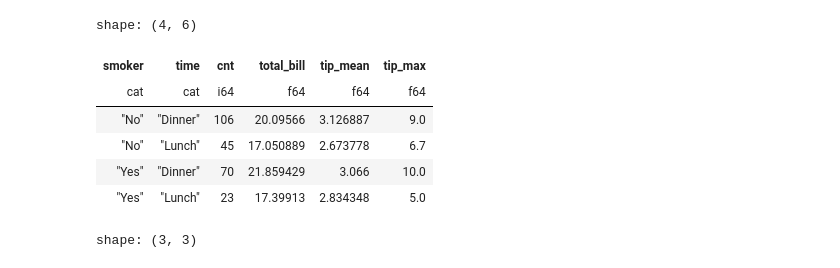
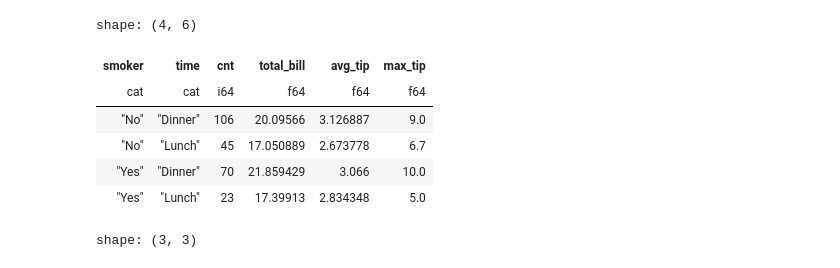
Before and after one commit to maddytae/pytae, a Jupyter notebook: docs/detailed_docs/library/agg.ipynb, the cells around one changed output. Saved outputs shown, nothing was run; the diff lists cells and outputs as text; code cells hidden in the pictures.

Commit message:
Promote explicit alias (col:op) and 1-to-1 preservation paradigms in agg documentation

```diff
--- a/docs/detailed_docs/library/agg.ipynb
+++ b/docs/detailed_docs/library/agg.ipynb
@@ -77,16 +96,22 @@ shape: (3, 5)
 # %%
-# Place count first (n at front), then aggregations
-# Output order follows parameter order
-# Note: the count keyword can be named anything — 'cnt', 'count', even 'maddy'
+# Place count first (n at front), then preserved columns and explicit aliases:
+# - cnt='n': row count
+# - total_bill='mean': 1-to-1 preserved column name (mean of total_bill kept as total_bill)
+# - avg_tip='tip:mean', max_tip='tip:max': explicit aliases (no columns created on the fly)
 (
     tips
     .select('smoker', 'time', 'total_bill', 'tip')
     .by('smoker', 'time')
-    .agg(cnt='n', total_bill='mean', tip=['mean', 'max'])
+    .agg(
+        cnt='n',
+        total_bill='mean',
+        avg_tip='tip:mean',
+        max_tip='tip:max',
+    )
 )
 # %% [output]
 shape: (4, 6)
-| smoker | time | cnt | total_bill | tip_mean | tip_max |
+| smoker | time | cnt | total_bill | avg_tip | max_tip |
 | cat | cat | i64 | f64 | f64 | f64 |
 | "No" | "Dinner" | 106 | 20.09566 | 3.126887 | 9.0 |
 | "No" | "Lunch" | 45 | 17.050889 | 2.673778 | 6.7 |
```
Also changed, not shown: parts of 18 cells of this notebook, 2 other files.
